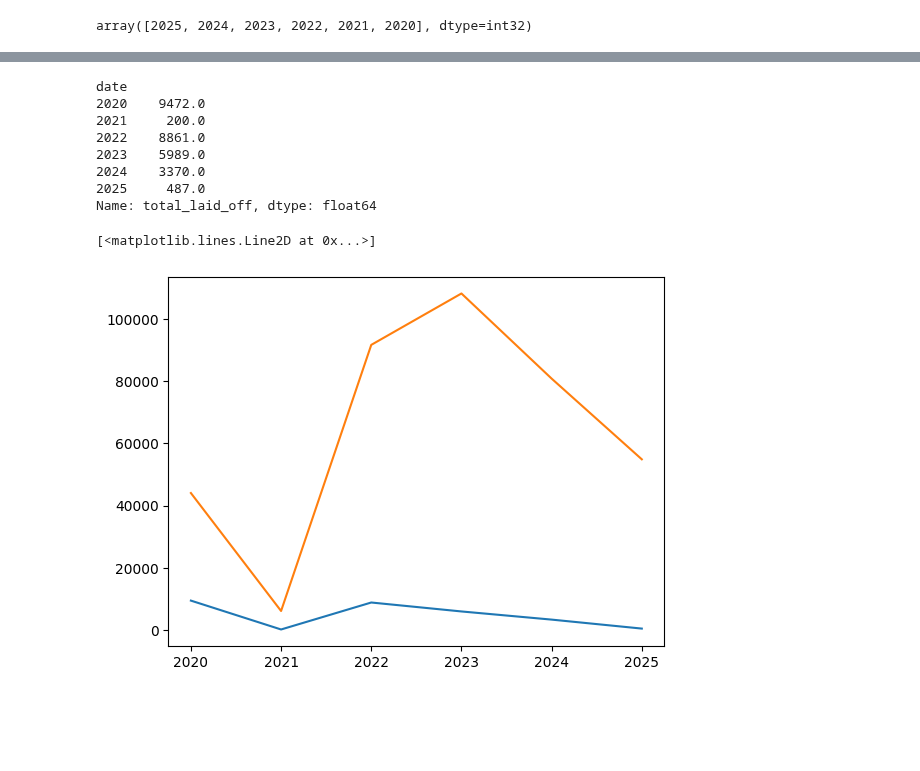
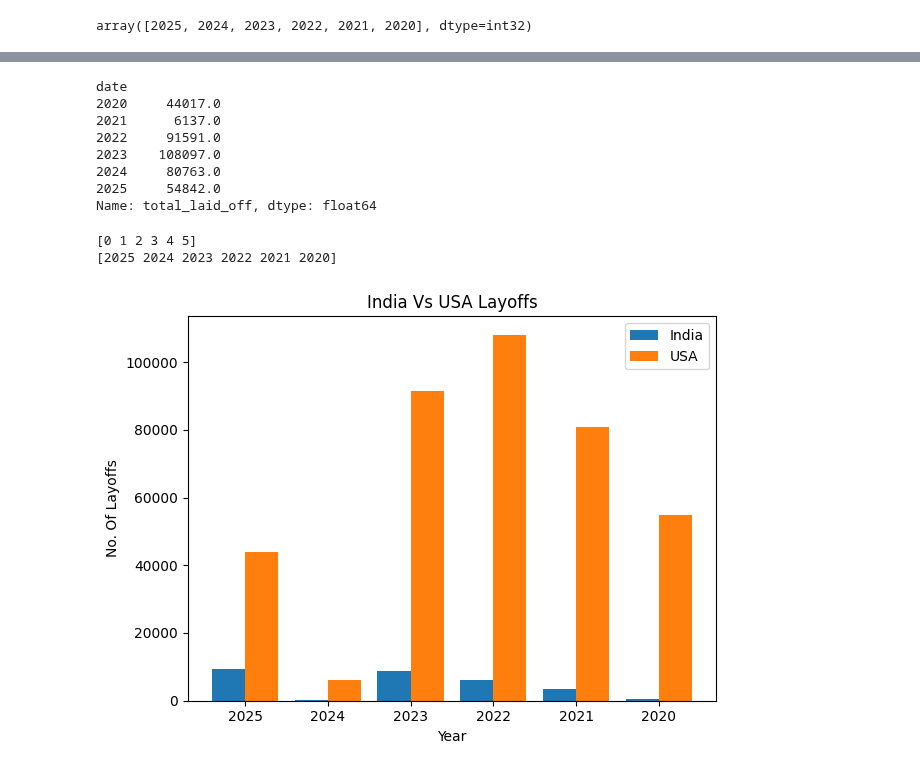
Before and after one commit to neerajcodes888/Recent-Layoffs-Case-Study, a Jupyter notebook: study.ipynb, the cells around one changed output, grey strips where cells are left out. Saved outputs shown, nothing was run; the diff lists cells and outputs as text; code cells hidden in the pictures; blank space fills up the shorter version.

```diff
--- a/study.ipynb
+++ b/study.ipynb
@@ -533,5 +533,5 @@ array([2025, 2024, 2023, 2022, 2021, 2020], dtype=int32)
 ind_data = data[data['country']=='India']
 usa_data = data[data['country']=='United States']
 # %%
-x =ind_data.groupby(data['date'].dt.year)['total_laid_off'].sum()
-y
+ind =ind_data.groupby(data['date'].dt.year)['total_laid_off'].sum()
+ind
@@ -538,18 +547,33 @@ y
 # %%
-y=usa_data.groupby(data['date'].dt.year)['total_laid_off'].sum()
-x
+usa=usa_data.groupby(data['date'].dt.year)['total_laid_off'].sum()
+usa
 # %% [output]
 date
-2020    9472.0
-2021     200.0
-2022    8861.0
-2023    5989.0
-2024    3370.0
-2025     487.0
+2020     44017.0
+2021      6137.0
+2022     91591.0
+2023    108097.0
+2024     80763.0
+2025     54842.0
 Name: total_laid_off, dtype: float64
 # %%
-plt.plot(x.index,x.values)
-plt.plot(y.index,y.values)
+x = np.arange(len(data['date'].dt.year.unique()))
+width=0.4
+print(x)
+y = data['date'].dt.year.unique()
+print(y)
 # %% [output]
-[<matplotlib.lines.Line2D at 0x...>]
+[0 1 2 3 4 5]
+[2025 2024 2023 2022 2021 2020]
-[figure, removed]
+# %%
+plt.bar(x - width/2, ind.values, width, label='India')
+plt.bar(x + width/2, usa.values, width, label='USA')
+plt.xticks(x,y)
+plt.legend()
+plt.title('India Vs USA Layoffs')
+plt.xlabel('Year')
+plt.ylabel('No. Of Layoffs')
+plt.tight_layout()
+plt.show()
+# %% [output]
+[figure, added]
```
Also changed, not shown: parts of 1 cell of this notebook.
